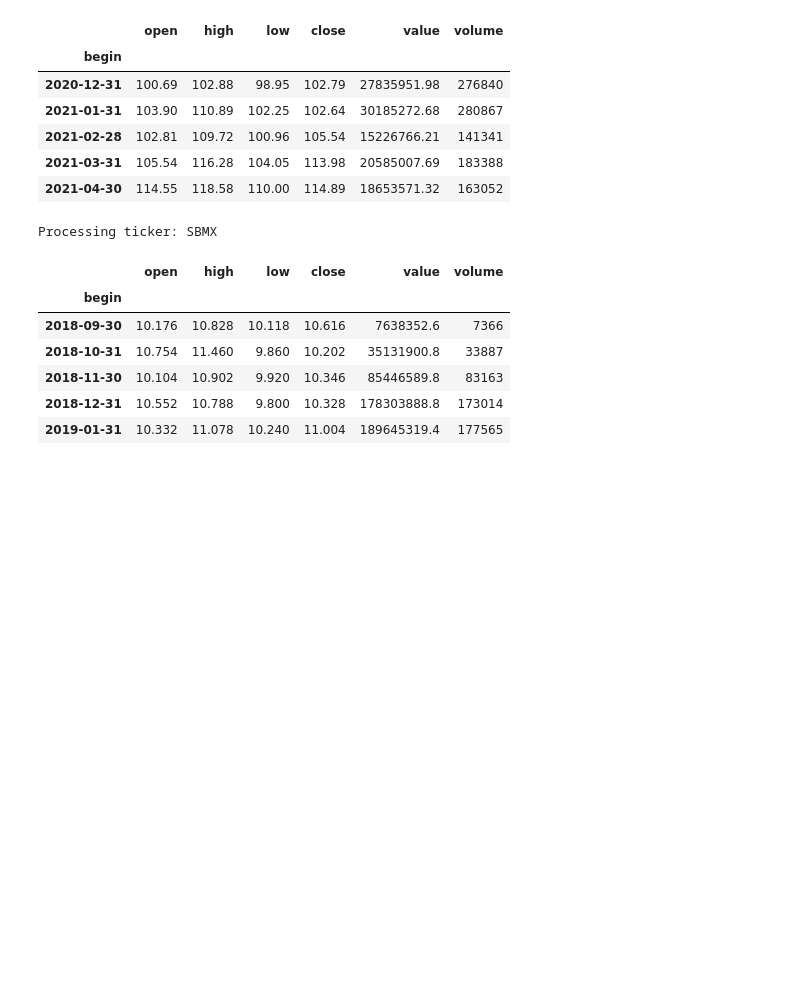
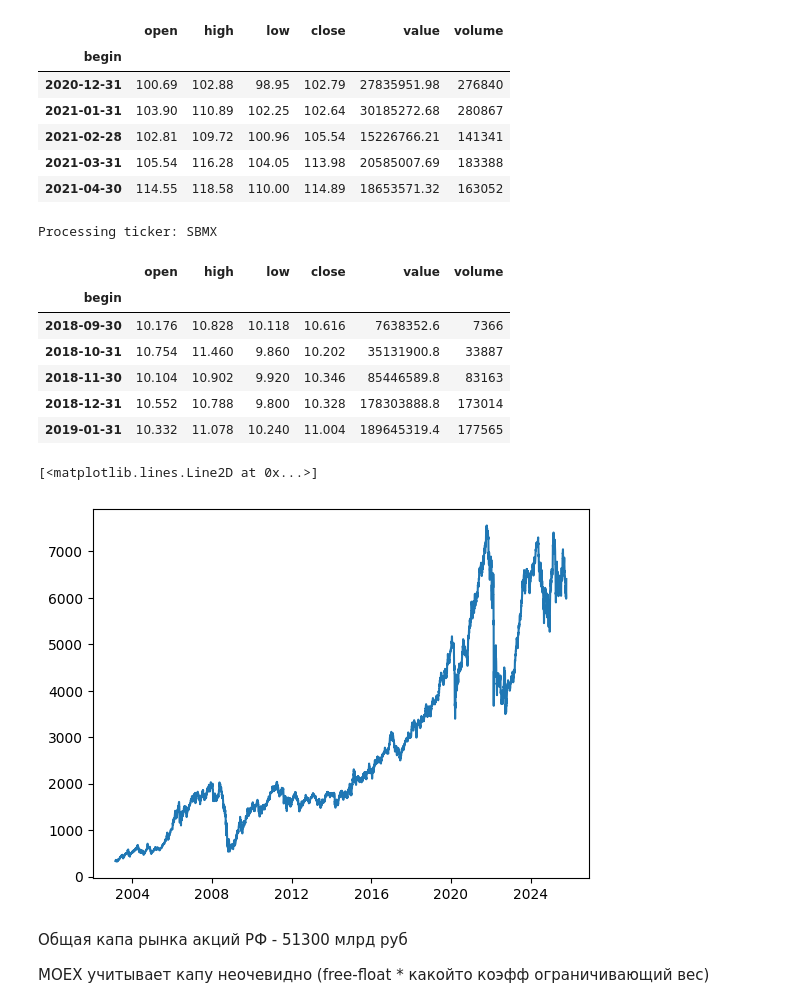
Before and after one commit to vladikMSU/finance_programs, a Jupyter notebook: data downloads/tickers_ru.ipynb, the cells around one changed output. Cells and saved outputs as stored; diff of their text form; code cells hidden in the pictures; blank space fills up the shorter version.

```diff
--- a/MPT/tickers_ru.ipynb
+++ b/data downloads/tickers_ru.ipynb
@@ -186,0 +189,5 @@ Processing ticker: SBMX
+# %%
+plt.plot(df_calendar["TRADEDATE"], df_calendar["CLOSE"])
+# %% [output]
+[<matplotlib.lines.Line2D at 0x...>]
+[figure, added]
@@ -186,0 +197,4 @@ Processing ticker: SBMX
+# %% [markdown]
+Общая капа рынка акций РФ - 51300 млрд руб
+
+MOEX учитывает капу неочевидно (free-float * какойто коэфф ограничивающий вес)
```
Also changed, not shown: parts of 3 cells of this notebook, 17 other files.
